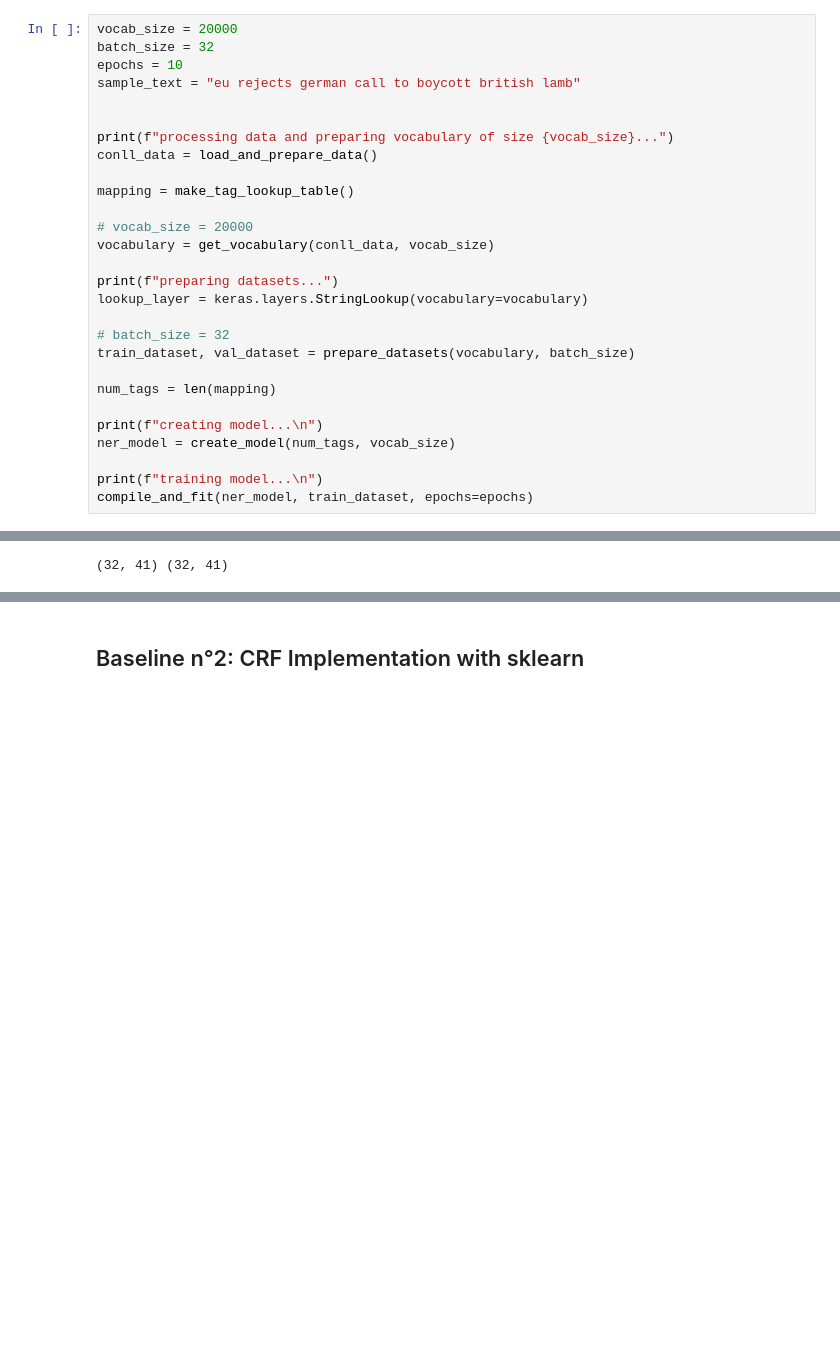
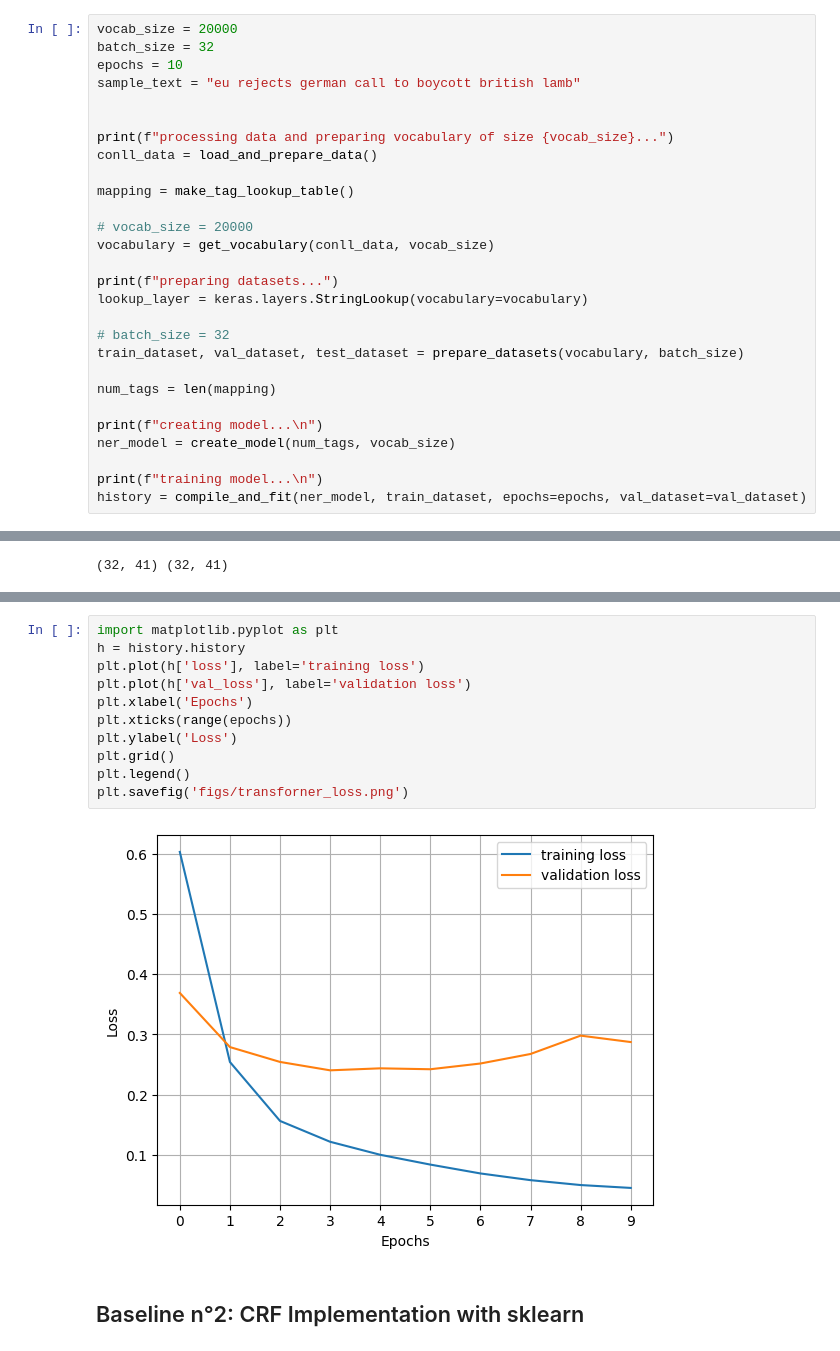
Before and after one commit to petterstahle/ner_seq2seq_project, a Jupyter notebook: notebooks/baseline_main.ipynb, the cells around one changed output, grey strips where cells are left out. Cells and saved outputs as stored; diff of their text form; blank space fills up the shorter version.

```diff
--- a/notebooks/baseline_main.ipynb
+++ b/notebooks/baseline_main.ipynb
@@ -63,7 +94,7 @@ print(f"preparing datasets...")
 lookup_layer = keras.layers.StringLookup(vocabulary=vocabulary)
 
 # batch_size = 32
-train_dataset, val_dataset = prepare_datasets(vocabulary, batch_size)
+train_dataset, val_dataset, test_dataset = prepare_datasets(vocabulary, batch_size)
 
 num_tags = len(mapping)
 
@@ -71,5 +102,5 @@ print(f"creating model...\n")
 ner_model = create_model(num_tags, vocab_size)
 
 print(f"training model...\n")
-compile_and_fit(ner_model, train_dataset, epochs=epochs)
+history = compile_and_fit(ner_model, train_dataset, epochs=epochs, val_dataset=val_dataset)
 # %% [output]
@@ -150,3 +221,16 @@ precision:      71.44
+# %%
+import matplotlib.pyplot as plt
+h = history.history
+plt.plot(h['loss'], label='training loss')
+plt.plot(h['val_loss'], label='validation loss')
+plt.xlabel('Epochs')
+plt.xticks(range(epochs))
+plt.ylabel('Loss')
+plt.grid()
+plt.legend()
+plt.savefig('figs/transforner_loss.png')
+# %% [output]
+[figure, added]
 # %% [markdown]
 ## Baseline n°2: CRF Implementation with sklearn
 # %%
```
Also changed, not shown: parts of 24 cells of this notebook, 3 other files.
